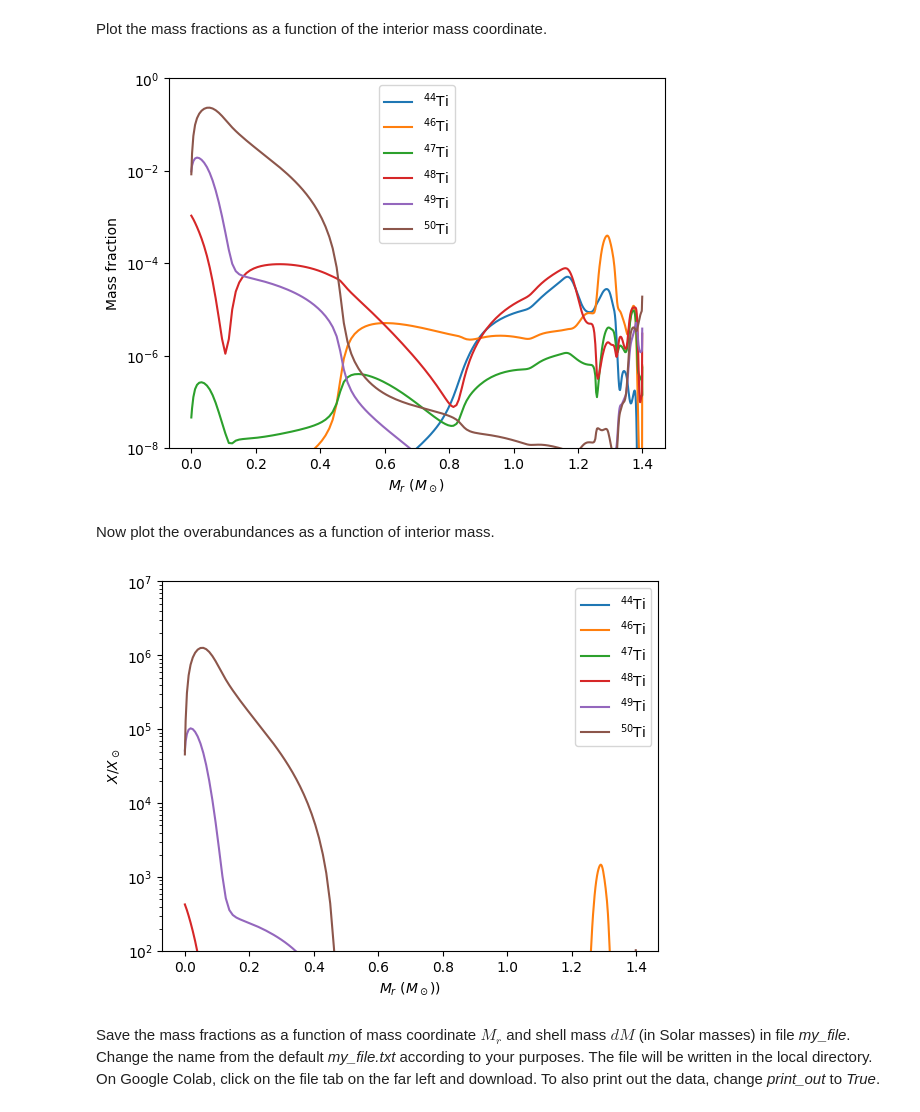
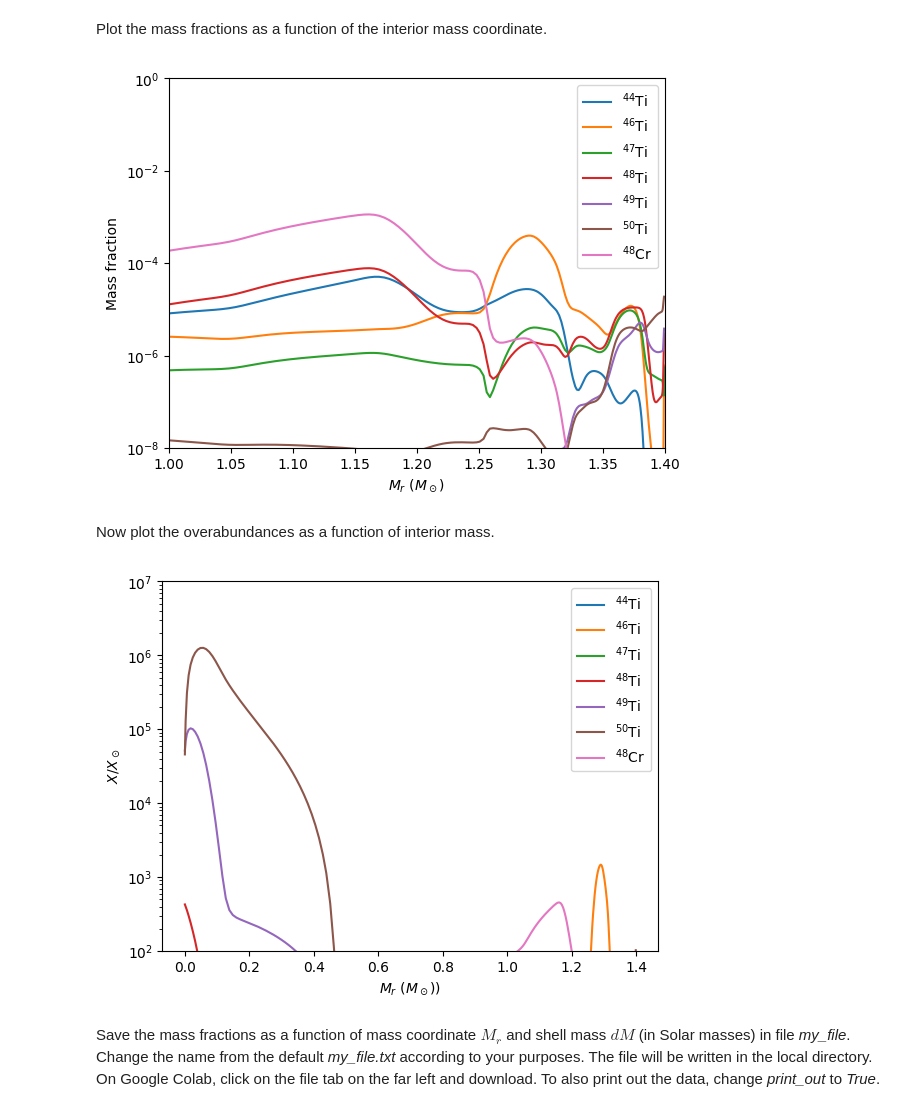
Before and after one commit to mbradle/NRLEE-Nucleosynthesis, a Jupyter notebook: nrlee.ipynb, the cells around one changed output. Cells and saved outputs as stored; diff of their text form; code cells hidden in the pictures.

```diff
--- a/nrlee.ipynb
+++ b/nrlee.ipynb
@@ -366,8 +366,8 @@ Choose species to study.  Also, here define a daughters dictionary to permit the
 
 In this cell, we also create the latex names for the species and flip the species arrays to align them with the masses.
 # %%
-species = ['ti44', 'ti46', 'ti47', 'ti48', 'ti49', 'ti50']
-daughters = {'ti44': 'ca44', 'fe60': 'ni60'}
+species = ['ti44', 'ti46', 'ti47', 'ti48', 'ti49', 'ti50', 'cr48']
+daughters = {'ti44': 'ca44', 'cr48': 'ti48', 'fe60': 'ni60'}
 
 lnames = full.get_latex_names(species)
 
@@ -380,15 +380,16 @@ Plot the mass fractions as a function of the interior mass coordinate.
 # %%
 for sp in xf:
     plt.plot(Ms, xf[sp], label=lnames[sp])
 
 plt.yscale('log')
+plt.xlim([1,1.4])
 plt.ylim([1.e-8,1])
 plt.xlabel('$M_r\\ (M_\\odot)$')
 plt.ylabel('Mass fraction')
 plt.legend()
 plt.show()
 # %% [output]
-[figure, old version]
+[figure, new version]
 # %% [markdown]
 Now plot the overabundances as a function of interior mass.
 # %%
@@ -403,7 +404,7 @@ plt.ylabel('$X / X_\\odot$')
 plt.legend()
 plt.show()
 # %% [output]
-[figure, old version]
+[figure, new version]
 # %% [markdown]
 Save the mass fractions as a function of mass coordinate $M_r$ and shell mass $dM$ (in Solar masses) in file *my_file*.  Change the name from the default *my_file.txt* according to your purposes.  The file will be written in the local directory.  On Google Colab, click on the file tab on the far left and download.  To also print out the data, change *print_out* to *True*.
 # %%
```
Also changed, not shown: parts of 1 cell of this notebook.
